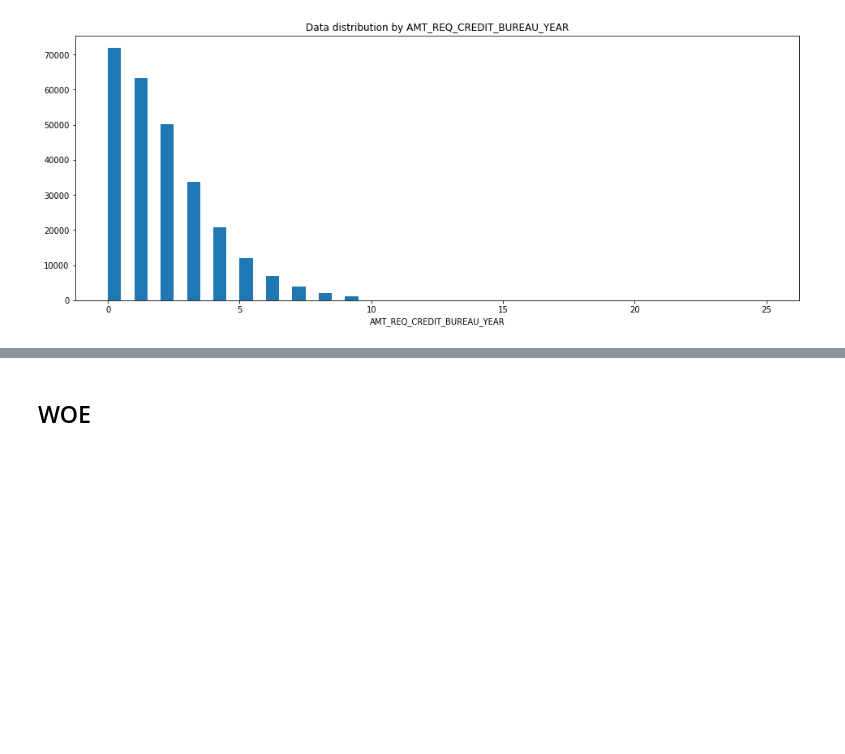
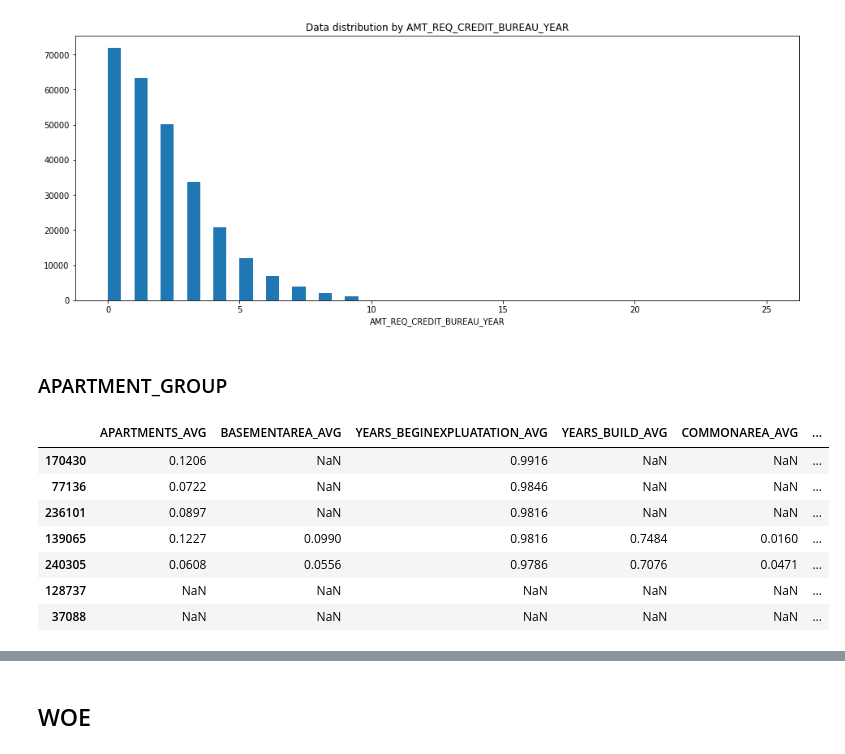
Before and after one commit to nuwanda57/HomeCredit1, a Jupyter notebook: exploration.ipynb, the cells around one changed output, grey strips where cells are left out. Drawn from its saved outputs; the diff is of its cells as text; code cells hidden in the pictures; blank space fills up the shorter version.

```diff
--- a/exploration.ipynb
+++ b/exploration.ipynb
@@ -469,3 +469,17 @@ draw_hists_for_numerical_columns(AMT_GROUP_CATEGORICAL, amt_application)
 [figure]
 [figure]
 [figure]
+# %% [markdown]
+### APARTMENT_GROUP
+# %%
+apartment_application = application[APARTMENT_GROUP]
+apartment_application.sample(7, random_state=57)
+# %% [output]
+|  | APARTMENTS_AVG | BASEMENTAREA_AVG | YEARS_BEGINEXPLUATATION_AVG | YEARS_BUILD_AVG | COMMONAREA_AVG | ... |
+| 170430 | 0.1206 | NaN | 0.9916 | NaN | NaN | ... |
+| 77136 | 0.0722 | NaN | 0.9846 | NaN | NaN | ... |
+| 236101 | 0.0897 | NaN | 0.9816 | NaN | NaN | ... |
+| 139065 | 0.1227 | 0.0990 | 0.9816 | 0.7484 | 0.0160 | ... |
+| 240305 | 0.0608 | 0.0556 | 0.9786 | 0.7076 | 0.0471 | ... |
+| 128737 | NaN | NaN | NaN | NaN | NaN | ... |
+| 37088 | NaN | NaN | NaN | NaN | NaN | ... |
```
Also changed, not shown: parts of 5 cells of this notebook, 1 other file.
